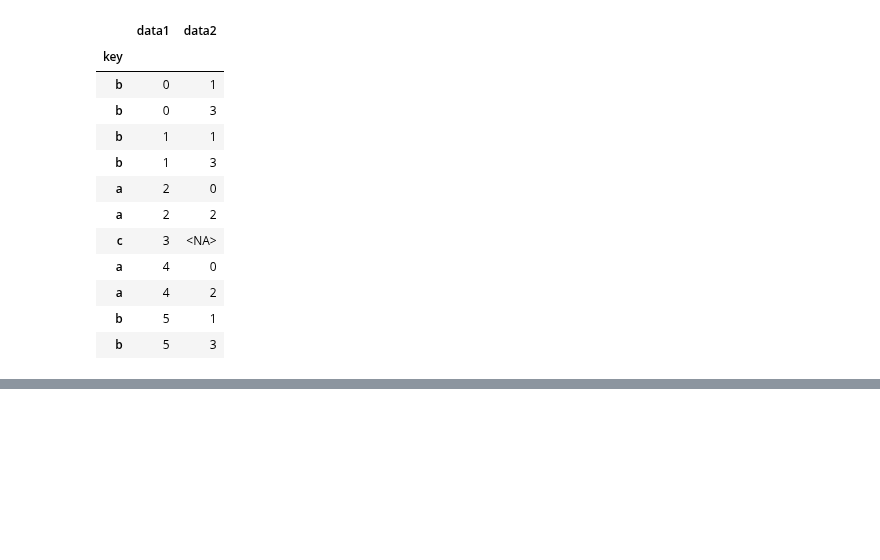
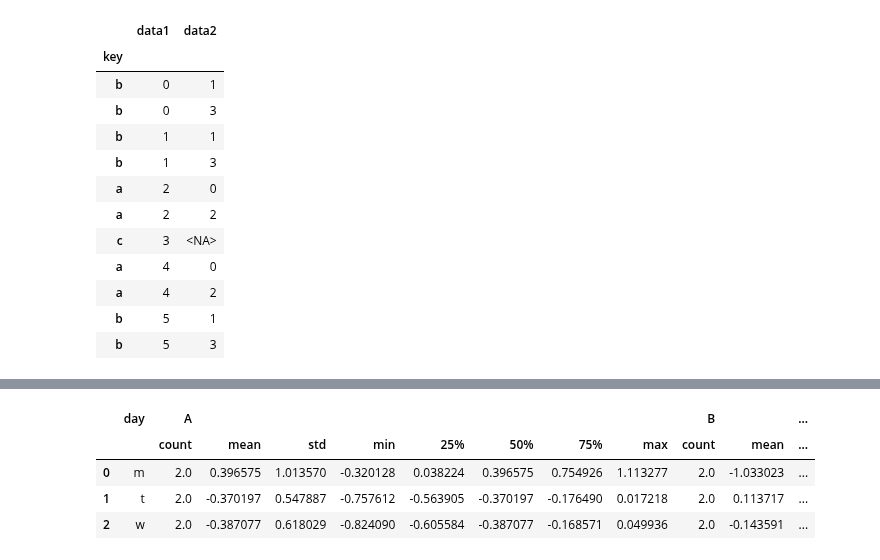
Before and after one commit to UtsavParashar/PythonProblems, a Jupyter notebook: Pandas/test_pandas.ipynb, the cells around one changed output, grey strips where cells are left out. Drawn from its saved outputs; the diff is of its cells as text; code cells hidden in the pictures; blank space fills up the shorter version.

```diff
--- a/Pandas/test_pandas.ipynb
+++ b/Pandas/test_pandas.ipynb
@@ -397,0 +371,3 @@ class Solution:
+# %%
+df['day'] = ['m','t','w']*2
+df
@@ -397,0 +399,8 @@ class Solution:
+# %%
+df.groupby('day', as_index=False)[['A', 'B']].describe()
+# %% [output]
+|  | day | A |  |  |  |  |  |  |  | B |  | ... |
+|  |  | count | mean | std | min | 25% | 50% | 75% | max | count | mean | ... |
+| 0 | m | 2.0 | 0.396575 | 1.013570 | -0.320128 | 0.038224 | 0.396575 | 0.754926 | 1.113277 | 2.0 | -1.033023 | ... |
+| 1 | t | 2.0 | -0.370197 | 0.547887 | -0.757612 | -0.563905 | -0.370197 | -0.176490 | 0.017218 | 2.0 | 0.113717 | ... |
+| 2 | w | 2.0 | -0.387077 | 0.618029 | -0.824090 | -0.605584 | -0.387077 | -0.168571 | 0.049936 | 2.0 | -0.143591 | ... |
```
Also changed, not shown: parts of 24 cells of this notebook.
